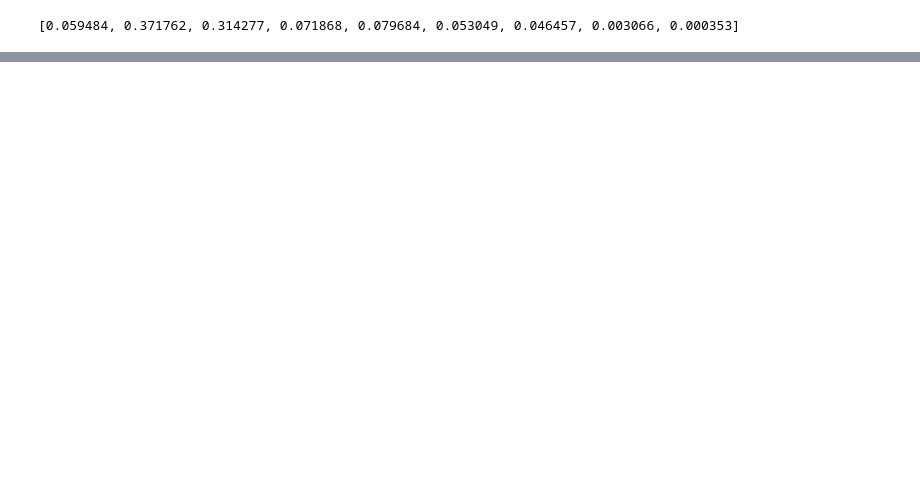
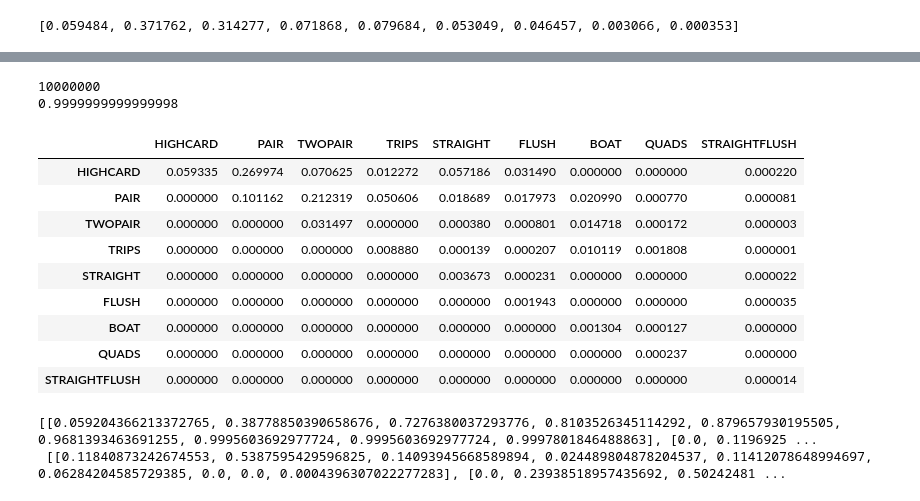
Before and after one commit to AughdonBreslin/Poker, a Jupyter notebook: visual.ipynb, the cells around one changed output, grey strips where cells are left out. Saved outputs shown, nothing was run; the diff lists cells and outputs as text; code cells hidden in the pictures; blank space fills up the shorter version.

```diff
--- a/visual.ipynb
+++ b/visual.ipynb
@@ -65,0 +154,39 @@ STRAIGHTFLUSH         0        0        0       0         0       0       0
+# %%
+# BOARD \ HAND   HIGHCARD     PAIR  TWOPAIR   TRIPS  STRAIGHT   FLUSH    BOAT  QUADS  STRAIGHTFLUSH
+# HIGHCARD         593349  2699737   706251  122719    571862  314903       0      0           2203
+# PAIR                  0  1011615  2123191  506058    186885  179727  209902   7700            810
+# TWOPAIR               0        0   314972       0      3795    8007  147179   1723             27
+# TRIPS                 0        0        0   88798      1387    2066  101193  18078             10
+# STRAIGHT              0        0        0       0     36726    2314       0      0            216
+# FLUSH                 0        0        0       0         0   19429       0      0            351
+# BOAT                  0        0        0       0         0       0   13037   1269              0
+# QUADS                 0        0        0       0         0       0       0   2367              0
+# STRAIGHTFLUSH         0        0        0       0         0       0       0      0            144
+strengthHandvsBoard = np.array(
+                    [[593349, 2699737, 706251, 122719, 571862, 314903, 0, 0, 2203],
+                    [0, 1011615, 2123191, 506058, 186885, 179727, 209902, 7700, 810],
+                    [0, 0, 314972, 0, 3795, 8007, 147179, 1723, 27],
+                    [0, 0, 0, 88798, 1387, 2066, 101193, 18078, 10],
+                    [0, 0, 0, 0, 36726, 2314, 0, 0, 216],
+                    [0, 0, 0, 0, 0, 19429, 0, 0, 351],
+                    [0, 0, 0, 0, 0, 0, 13037, 1269, 0],
+                    [0, 0, 0, 0, 0, 0, 0, 2367, 0],
+                    [0, 0, 0, 0, 0, 0, 0, 0, 144]])
+print(sum([sum(row) for row in strengthHandvsBoard]))
+normalizedStrengthHandvsBoard = strengthHandvsBoard/sum([sum(row) for row in strengthHandvsBoard])
+print(sum([sum(row) for row in normalizedStrengthHandvsBoard]))
+df = pd.DataFrame(normalizedStrengthHandvsBoard, columns=[rank.name for rank in list(Ranking)], index=[rank.name for rank in list(Ranking)])
+df
+# %% [output]
+10000000
+0.9999999999999998
+|  | HIGHCARD | PAIR | TWOPAIR | TRIPS | STRAIGHT | FLUSH | BOAT | QUADS | STRAIGHTFLUSH |
+| HIGHCARD | 0.059335 | 0.269974 | 0.070625 | 0.012272 | 0.057186 | 0.031490 | 0.000000 | 0.000000 | 0.000220 |
+| PAIR | 0.000000 | 0.101162 | 0.212319 | 0.050606 | 0.018689 | 0.017973 | 0.020990 | 0.000770 | 0.000081 |
+| TWOPAIR | 0.000000 | 0.000000 | 0.031497 | 0.000000 | 0.000380 | 0.000801 | 0.014718 | 0.000172 | 0.000003 |
+| TRIPS | 0.000000 | 0.000000 | 0.000000 | 0.008880 | 0.000139 | 0.000207 | 0.010119 | 0.001808 | 0.000001 |
+| STRAIGHT | 0.000000 | 0.000000 | 0.000000 | 0.000000 | 0.003673 | 0.000231 | 0.000000 | 0.000000 | 0.000022 |
+| FLUSH | 0.000000 | 0.000000 | 0.000000 | 0.000000 | 0.000000 | 0.001943 | 0.000000 | 0.000000 | 0.000035 |
+| BOAT | 0.000000 | 0.000000 | 0.000000 | 0.000000 | 0.000000 | 0.000000 | 0.001304 | 0.000127 | 0.000000 |
+| QUADS | 0.000000 | 0.000000 | 0.000000 | 0.000000 | 0.000000 | 0.000000 | 0.000000 | 0.000237 | 0.000000 |
+| STRAIGHTFLUSH | 0.000000 | 0.000000 | 0.000000 | 0.000000 | 0.000000 | 0.000000 | 0.000000 | 0.000000 | 0.000014 |
@@ -65,0 +204,5 @@ STRAIGHTFLUSH         0        0        0       0         0       0       0
+# %%
+print(PWinning, '\n', Uncertainty)
+# %% [output]
+[[0.059204366213372765, 0.38778850390658676, 0.7276380037293776, 0.8103526345114292, 0.879657930195505, 0.9681393463691255, 0.9995603692977724, 0.9995603692977724, 0.9997801846488863], [0.0, 0.1196925 ...
+ [[0.11840873242674553, 0.5387595429596825, 0.14093945668589894, 0.024489804878204537, 0.11412078648994697, 0.06284204585729385, 0.0, 0.0, 0.0004396307022277283], [0.0, 0.23938518957435692, 0.50242481 ...
```
Also changed, not shown: parts of 12 cells of this notebook, 8 other files.
